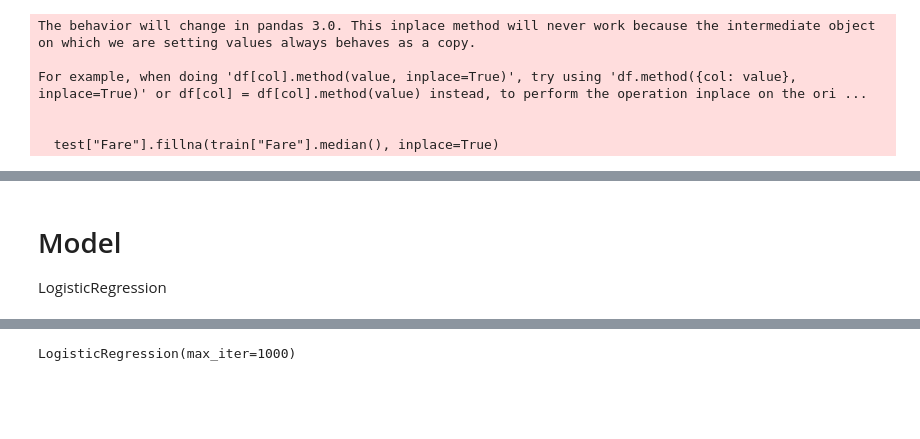
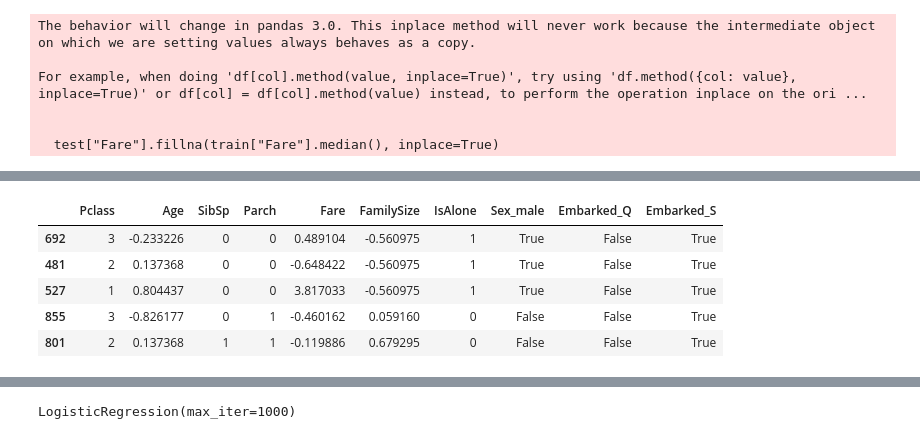
Before and after one commit to kulothungan-dataguy/Kaggle, a Jupyter notebook: titanic-machine-learning-from-disaster.ipynb, the cells around one changed output, grey strips where cells are left out. Saved outputs shown, nothing was run; the diff lists cells and outputs as text; code cells hidden in the pictures; blank space fills up the shorter version.

```diff
--- a/titanic-machine-learning-from-disaster.ipynb
+++ b/titanic-machine-learning-from-disaster.ipynb
@@ -180,3 +296,0 @@ test["Title"] = test["Name"].str.extract(' ([A-Za-z]+)\.', expand=False)
-# %%
-train = train.drop(["PassengerId", "Name", "Ticket", "Cabin"], axis=1)
-test = test.drop(["PassengerId", "Name", "Ticket", "Cabin"], axis=1)
@@ -229,0 +389,18 @@ train["Age"] = train.groupby(["Title", "Pclass"])["Age"].transform(
+# %%
+# TRAIN
+train["Age"] = train.groupby(["Title", "Pclass"])["Age"].transform(
+    lambda x: x.fillna(x.median())
+)
+train["Age"].fillna(train["Age"].median(), inplace=True)
+
+# Create mapping
+age_map = train.groupby(["Title", "Pclass"])["Age"].median()
+
+# TEST
+test["Age"] = test.apply(
+    lambda row: age_map.get(
+        (row["Title"], row["Pclass"]),
+        train["Age"].median()
+    ) if pd.isnull(row["Age"]) else row["Age"],
+    axis=1
+)
@@ -230,3 +424,3 @@ train["Age"] = train.groupby(["Title", "Pclass"])["Age"].transform(
 # %%
-train = pd.get_dummies(train, columns=["Sex", "Embarked", "Title"], drop_first=True)
-test = pd.get_dummies(test, columns=["Sex", "Embarked", "Title"], drop_first=True)
+train = pd.get_dummies(train, columns=["Sex", "Embarked"], drop_first=True)
+test = pd.get_dummies(test, columns=["Sex", "Embarked"], drop_first=True)
@@ -246,0 +459,3 @@ test[num_cols] = scaler.transform(test[num_cols])
+# %%
+train = train.drop(["PassengerId", "Name", "Ticket", "Cabin", "Title"], axis=1)
+test = test.drop(["PassengerId", "Name", "Ticket", "Cabin", "Title"], axis=1)
@@ -256,7 +482,12 @@ X_train, X_val, y_train, y_val = train_test_split(
     stratify=y,
     random_state=42
 )
-# %% [markdown]
-# Model
-
-LogisticRegression
+# %%
+X_train.head()
+# %% [output]
+|  | Pclass | Age | SibSp | Parch | Fare | FamilySize | IsAlone | Sex_male | Embarked_Q | Embarked_S |
+| 692 | 3 | -0.233226 | 0 | 0 | 0.489104 | -0.560975 | 1 | True | False | True |
+| 481 | 2 | 0.137368 | 0 | 0 | -0.648422 | -0.560975 | 1 | True | False | True |
+| 527 | 1 | 0.804437 | 0 | 0 | 3.817033 | -0.560975 | 1 | True | False | True |
+| 855 | 3 | -0.826177 | 0 | 1 | -0.460162 | 0.059160 | 0 | False | False | True |
+| 801 | 2 | 0.137368 | 1 | 1 | -0.119886 | 0.679295 | 0 | False | False | True |
```
Also changed, not shown: parts of 61 cells of this notebook.
